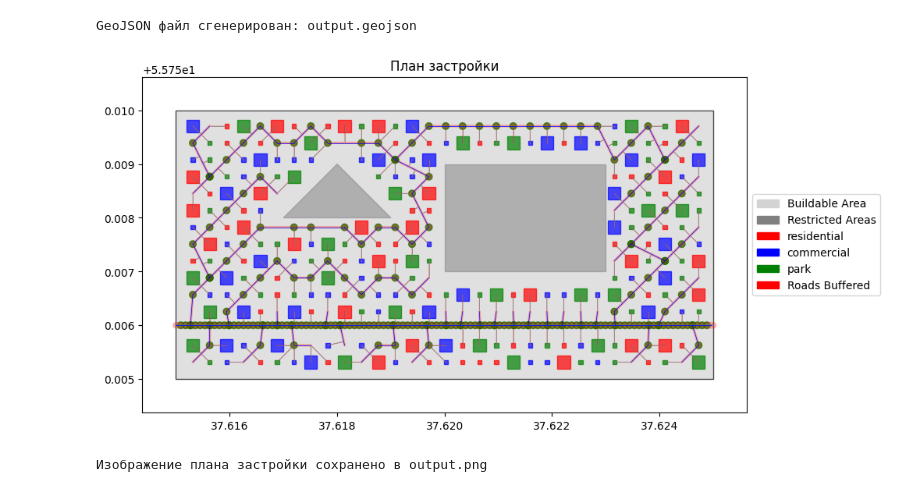
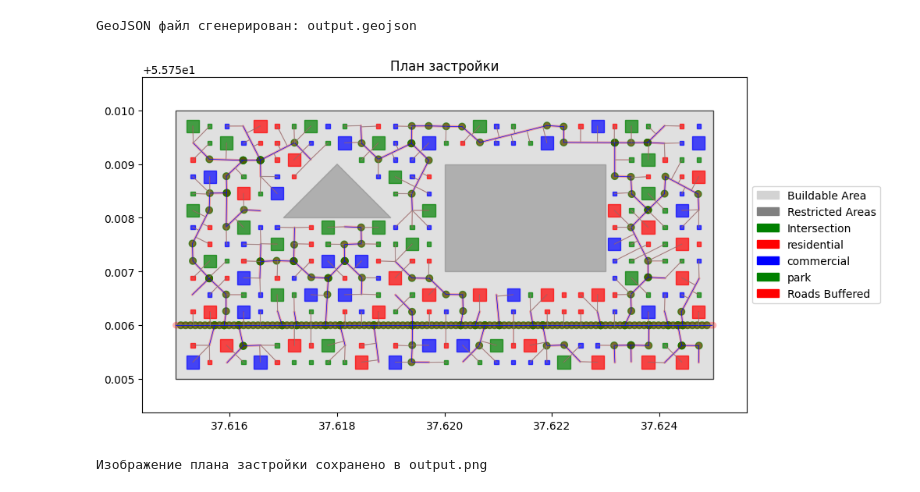
Before and after one commit to AirVetra/urban, a Jupyter notebook: urban.ipynb, the cells around one changed output. Saved outputs shown, nothing was run; the diff lists cells and outputs as text; code cells hidden in the pictures.

```diff
--- a/urban.ipynb
+++ b/urban.ipynb
@@ -48,8 +48,8 @@ ROAD_TYPES = {
     },
     "secondary": {
         "width": 5,
-        "k_neighbors": 3,  # <--- УМЕНЬШИЛИ k
-        "random_weight_factor": 0.2,
+        "k_neighbors": 3,
+        "random_weight_factor": 0.5,  # <--- УВЕЛИЧИЛИ
         "intersection_radius": 7
     },
     "local": {
@@ -158,7 +162,7 @@ main_road = data[data['id'] == 'road']
 if main_road.empty:
     print("Ошибка: Главная дорога не найдена.")
     exit()
-main_road = main_road.geometry.unary_union
+main_road = main_road.geometry.union_all()  #  <--- ИСПРАВИЛИ
 # Проверка типа
 if not isinstance(main_road, shapely.geometry.LineString) and not isinstance(main_road, shapely.geometry.MultiLineString):
     print("Ошибка: главная дорога имеет неверный тип")
@@ -615,8 +694,7 @@ for road in local_roads:
 for intersection in intersections:
     polygon = mpatches.Polygon(list(intersection.exterior.coords), color="green", alpha=0.7)
     ax.add_patch(polygon)
-
-
+    legend_handles.append(mpatches.Patch(color='green', label='Intersection'))
 
 #  Объекты
 for obj, obj_type in zip(placed_objects, [list(OBJECT_TYPES.keys())[i%len(OBJECT_TYPES)] for i in range(len(placed_objects))]):
@@ -633,32 +711,34 @@ if not all_roads.is_empty:
 
 
 # Добавление легенды (без дубликатов)
 unique_handles = []
 unique_labels = []
 for handle, label in zip(legend_handles, [h.get_label() for h in legend_handles]):
     if label not in unique_labels:
         unique_labels.append(label)
         unique_handles.append(handle)
 
 
 plt.legend(handles=unique_handles, labels=unique_labels, loc='center left', bbox_to_anchor=(1, 0.5))
 
 # Установка заголовка
 plt.title("План застройки")
 
 # Установка пределов осей!
 minx, miny, maxx, maxy = buildable_area.bounds
 ax.set_xlim(minx - max_building_size_deg*2, maxx + max_building_size_deg*2)
 ax.set_ylim(miny - max_building_size_deg*2, maxy + max_building_size_deg*2)
 
+#  Сохраняем соотношение сторон!
+ax.set_aspect('equal')  # <--- ПРОВЕРЬ, ЧТО ЭТО ЗДЕСЬ!
 
 # Сохранение изображения
 plt.savefig("output.png")
 
 # Показ изображения
 plt.show()
 
 print("Изображение плана застройки сохранено в output.png")
 # %% [output]
-[figure, old version]
+[figure, new version]
 Изображение плана застройки сохранено в output.png
```
Also changed, not shown: parts of 4 cells of this notebook, 2 other files.
